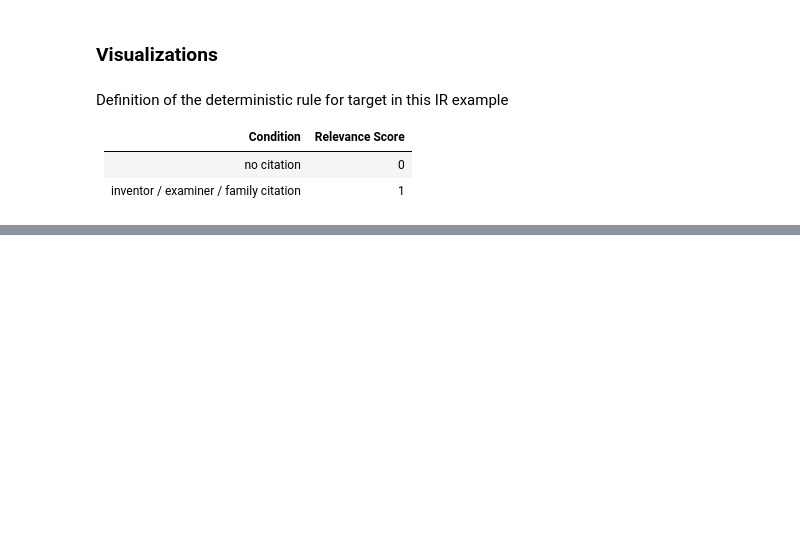
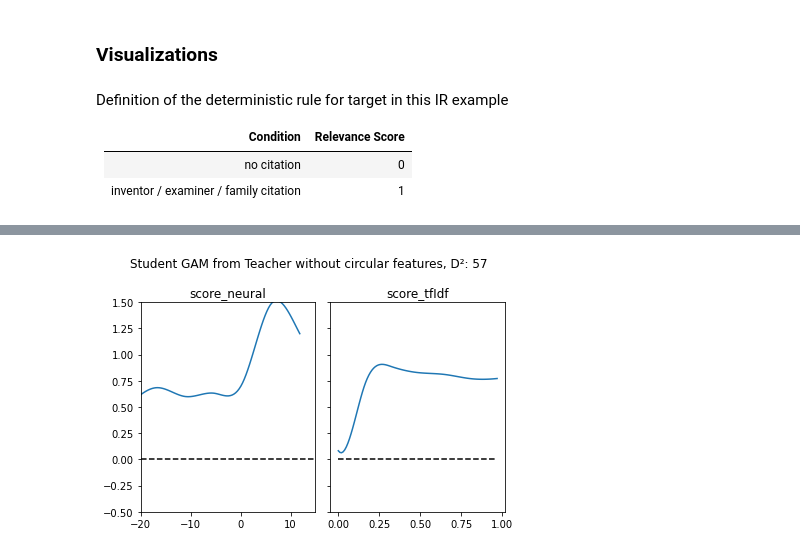
Before and after one commit to lisakuhn/circularitytest, a Jupyter notebook: example_notebooks/ir_dist_example.ipynb, the cells around one changed output, grey strips where cells are left out. Cells and saved outputs as stored; diff of their text form; code cells hidden in the pictures; blank space fills up the shorter version.

```diff
--- a/example_notebooks/ir_dist_example.ipynb
+++ b/example_notebooks/ir_dist_example.ipynb
@@ -220,0 +224,13 @@ plot_gam_terms(config, non_circular_gam, nullified_features, title=title)
+# %%
+term_list = construct_gam_term(configuration, nullified_features)
+non_circ_teacher_gam = build_gam(term_list)
+
+X, y = data[nullified_features].to_numpy(), data["score_b"].to_numpy()
+
+non_circ_teacher_gam.fit(X,y)
+
+title = f"Student GAM from Teacher without circular features, D²: {round(score(non_circ_teacher_gam, data[nullified_features].to_numpy(), data[target].to_numpy())*100)}"
+
+plot_gam_terms(config, non_circ_teacher_gam, nullified_features, title=title)
+# %% [output]
+[figure, added]
```
Also changed, not shown: parts of 14 cells of this notebook, 7 other files.
